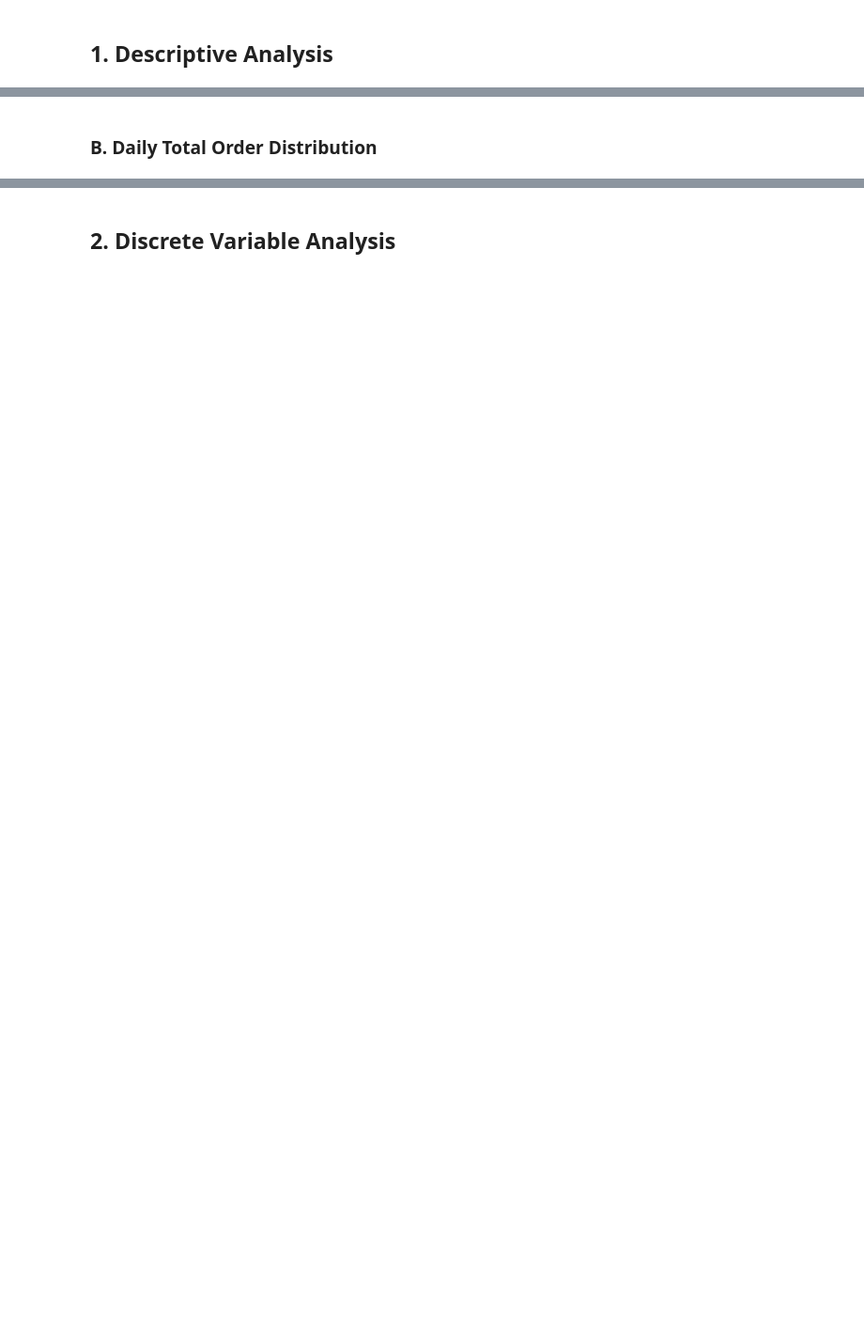
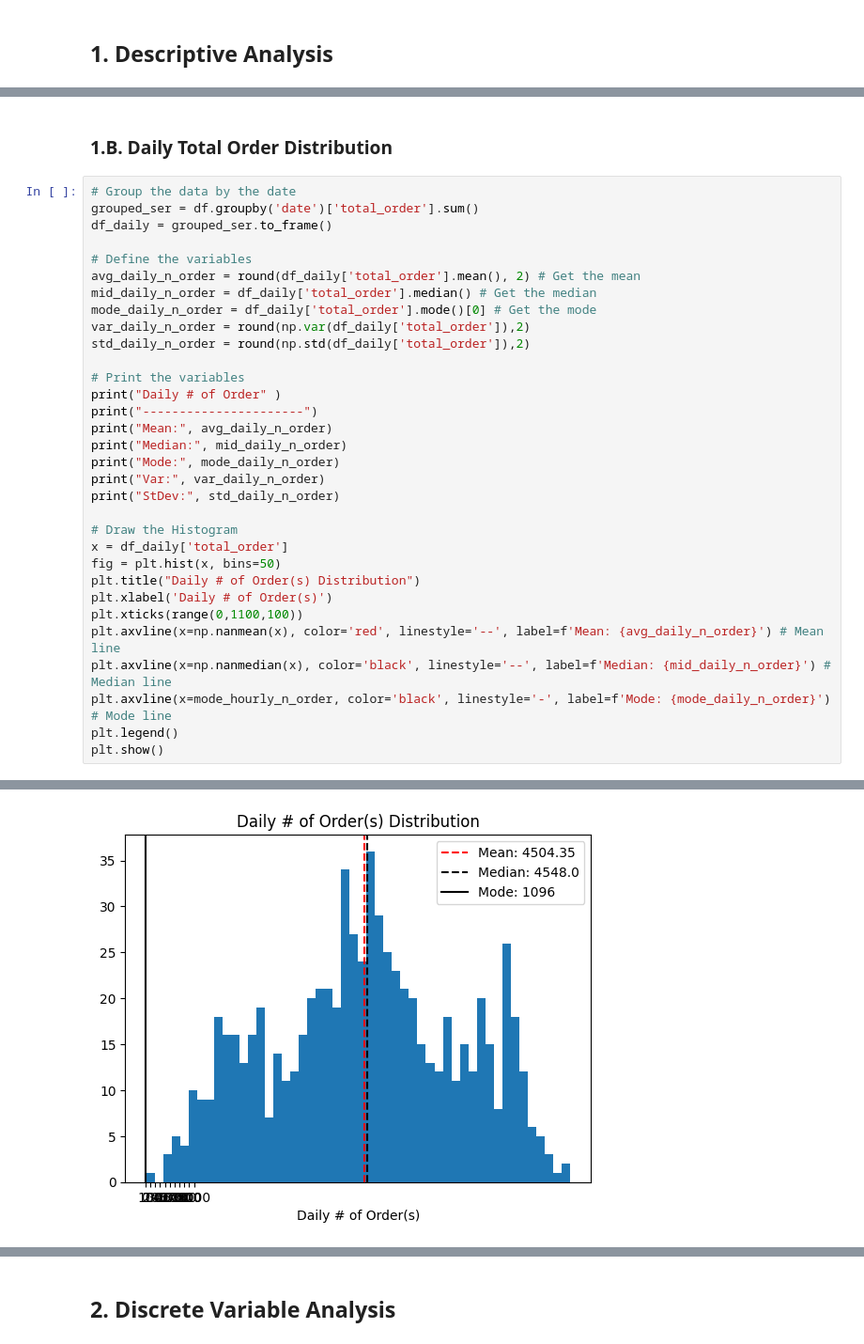
Before and after one commit to bagusfarisa/bike-sharing-demand-probability-analysis, a Jupyter notebook: bikesharing.ipynb, the cells around one changed output, grey strips where cells are left out. Shown at 94% size. Cells and saved outputs as stored; diff of their text form; blank space fills up the shorter version.

```diff
--- a/bikesharing.ipynb
+++ b/bikesharing.ipynb
@@ -64,2 +78,35 @@ plt.show()
 # %% [markdown]
-### B. Daily Total Order Distribution
+### 1.B. Daily Total Order Distribution
+# %%
+# Group the data by the date
+grouped_ser = df.groupby('date')['total_order'].sum()
+df_daily = grouped_ser.to_frame()
+
+# Define the variables
+avg_daily_n_order = round(df_daily['total_order'].mean(), 2) # Get the mean
+mid_daily_n_order = df_daily['total_order'].median() # Get the median
+mode_daily_n_order = df_daily['total_order'].mode()[0] # Get the mode
+var_daily_n_order = round(np.var(df_daily['total_order']),2)
+std_daily_n_order = round(np.std(df_daily['total_order']),2)
+
+# Print the variables
+print("Daily # of Order" )
+print("----------------------")
+print("Mean:", avg_daily_n_order)
+print("Median:", mid_daily_n_order)
+print("Mode:", mode_daily_n_order)
+print("Var:", var_daily_n_order)
+print("StDev:", std_daily_n_order)
+
+# Draw the Histogram
+x = df_daily['total_order']
+fig = plt.hist(x, bins=50)
+plt.title("Daily # of Order(s) Distribution")
+plt.xlabel('Daily # of Order(s)')
+plt.xticks(range(0,1100,100))
+plt.axvline(x=np.nanmean(x), color='red', linestyle='--', label=f'Mean: {avg_daily_n_order}') # Mean line
+plt.axvline(x=np.nanmedian(x), color='black', linestyle='--', label=f'Median: {mid_daily_n_order}') # Median line
+plt.axvline(x=mode_hourly_n_order, color='black', linestyle='-', label=f'Mode: {mode_daily_n_order}') # Mode line
+plt.legend()
+plt.show()
+# %% [output]
@@ -65,0 +120 @@ plt.show()
+[figure, added]
```
Also changed, not shown: parts of 54 cells of this notebook.
